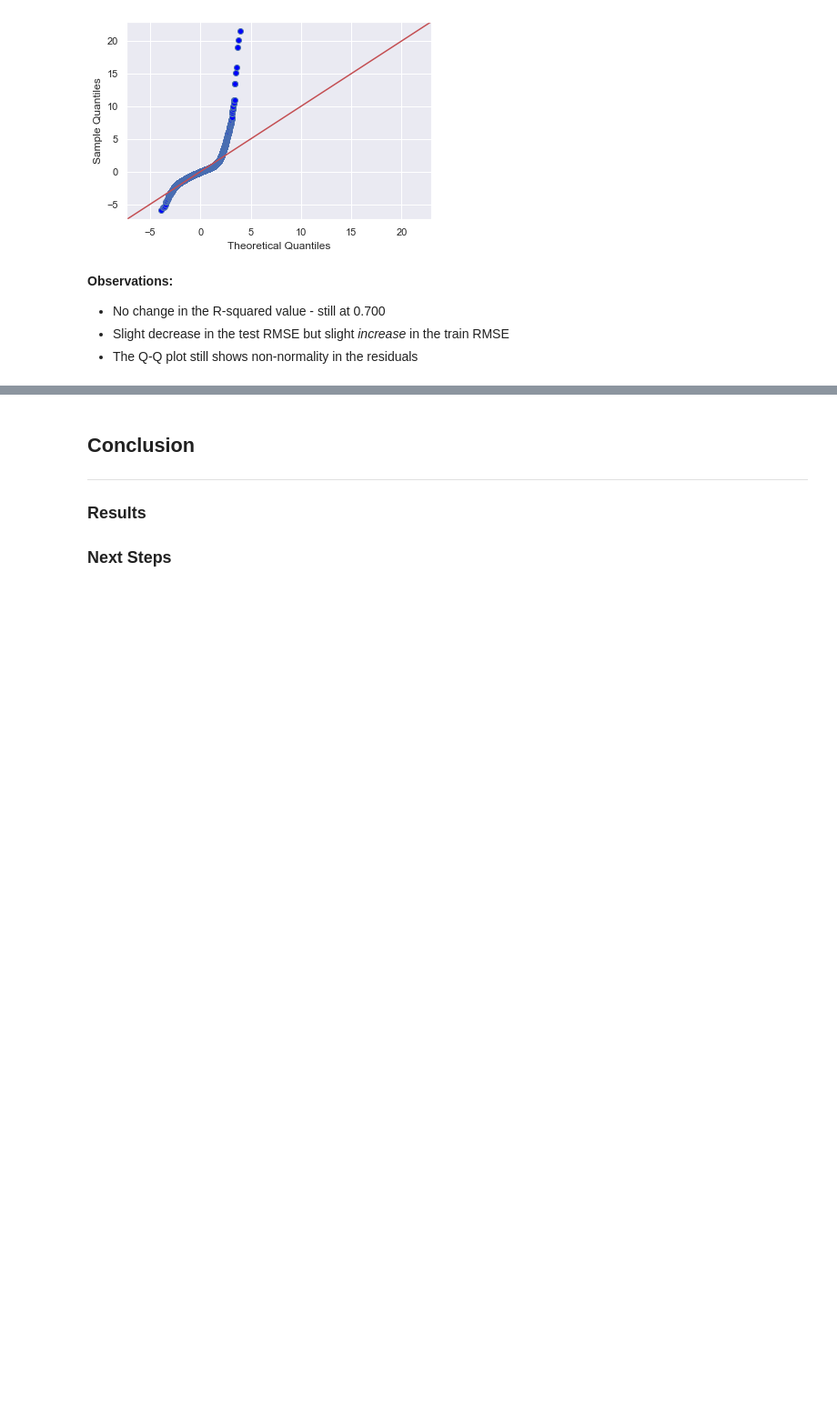
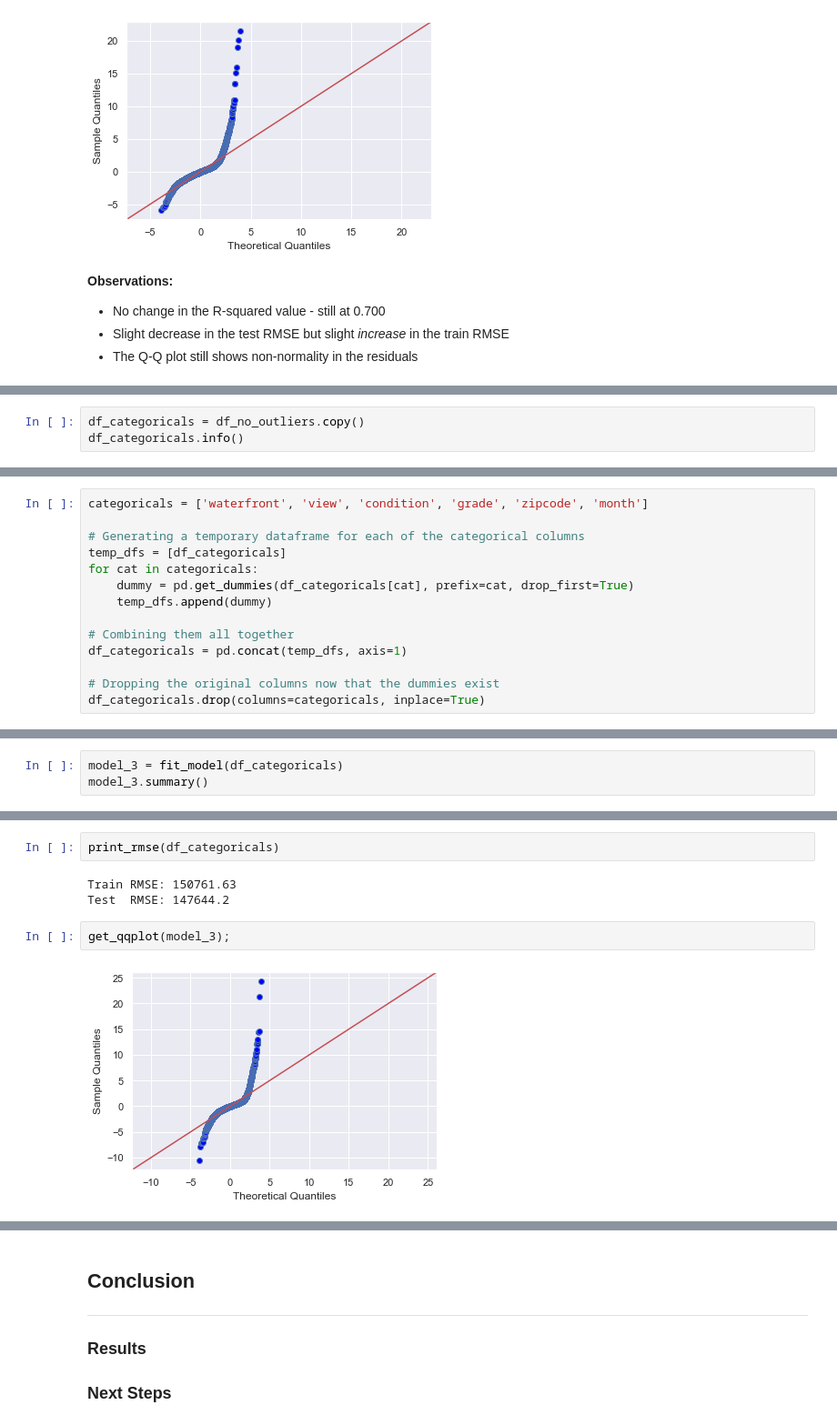
Before and after one commit to tjkyner/housing-regression-model, a Jupyter notebook: notebook.ipynb, the cells around one changed output, grey strips where cells are left out. Shown at 91% size. Saved outputs shown, nothing was run; the diff lists cells and outputs as text; blank space fills up the shorter version.

Commit message:
adjustments for categorical variables

```diff
--- a/notebook.ipynb
+++ b/notebook.ipynb
@@ -803,0 +807,3 @@ get_qqplot(model_2);
+# %%
+df_categoricals = df_no_outliers.copy()
+df_categoricals.info()
@@ -803,0 +828,14 @@ get_qqplot(model_2);
+# %%
+categoricals = ['waterfront', 'view', 'condition', 'grade', 'zipcode', 'month']
+
+# Generating a temporary dataframe for each of the categorical columns
+temp_dfs = [df_categoricals]
+for cat in categoricals:
+    dummy = pd.get_dummies(df_categoricals[cat], prefix=cat, drop_first=True)
+    temp_dfs.append(dummy)
+
+# Combining them all together
+df_categoricals = pd.concat(temp_dfs, axis=1)
+
+# Dropping the original columns now that the dummies exist
+df_categoricals.drop(columns=categoricals, inplace=True)
@@ -803,0 +864,3 @@ get_qqplot(model_2);
+# %%
+model_3 = fit_model(df_categoricals)
+model_3.summary()
@@ -803,0 +902,9 @@ get_qqplot(model_2);
+# %%
+print_rmse(df_categoricals)
+# %% [output]
+Train RMSE: 150761.63
+Test  RMSE: 147644.2
+# %%
+get_qqplot(model_3);
+# %% [output]
+[figure, added]
```
Also changed, not shown: parts of 6 cells of this notebook.
